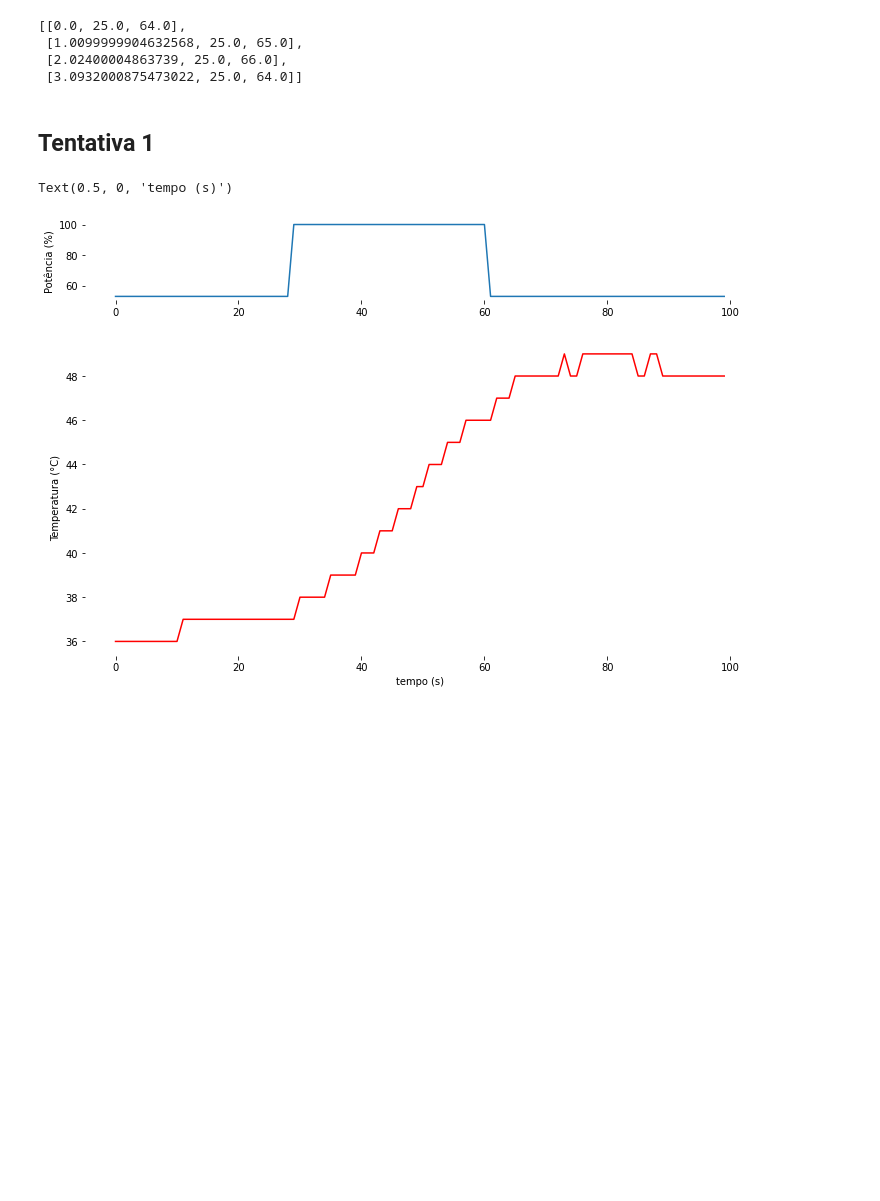
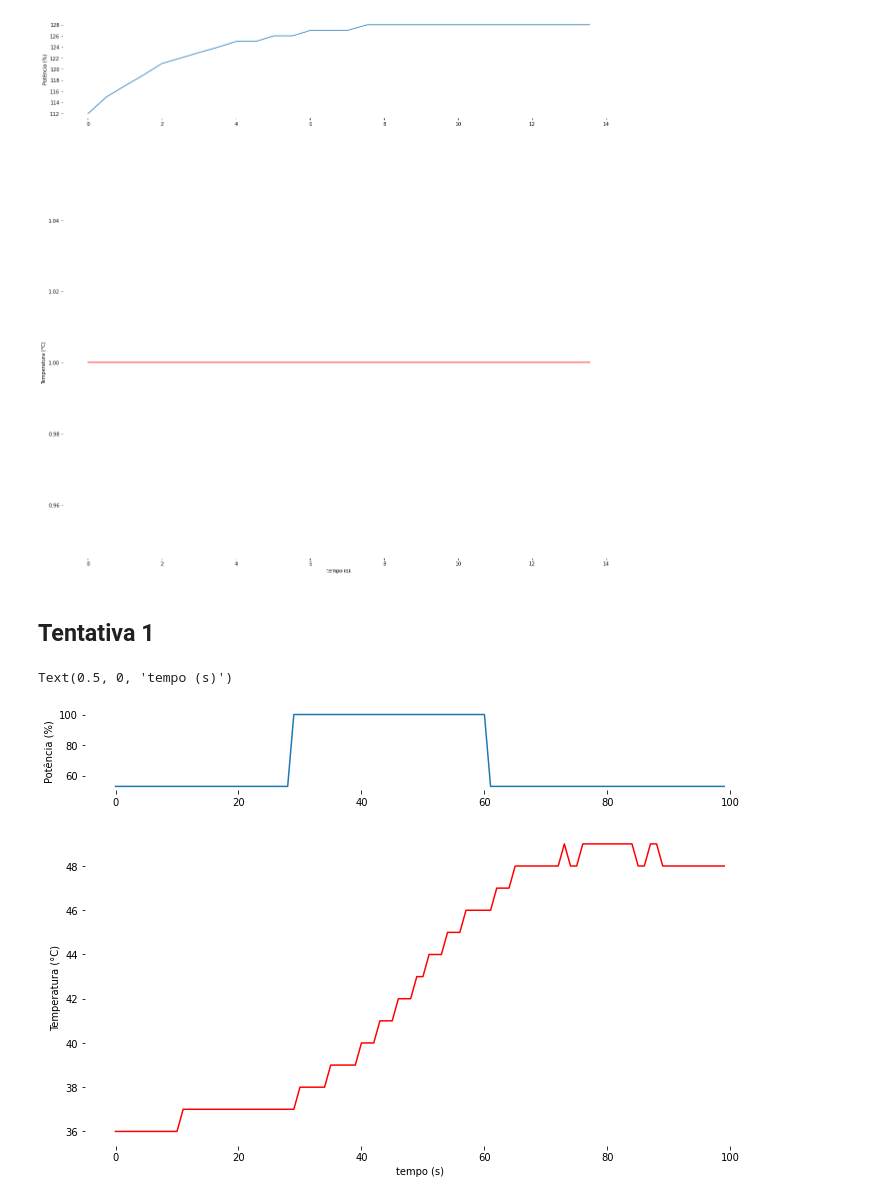
Before and after one commit to hg-heds/Arduino, a Jupyter notebook: dimmer_temp/dimmer_temp.ipynb, the cells around one changed output. Drawn from its saved outputs; the diff is of its cells as text; code cells hidden in the pictures; blank space fills up the shorter version.

```diff
--- a/dimmer_temp/dimmer_temp.ipynb
+++ b/dimmer_temp/dimmer_temp.ipynb
@@ -61,14 +40,42 @@ text3
-# %%
-a = dt.datetime.strptime(text3[0][0],'%d/%m/%Y-%H:%M:%S.%f').timestamp()
 # %%
-for i in range(len(text3)):
-    text3[i][0] = dt.datetime.strptime(text3[i][0],'%d/%m/%Y-%H:%M:%S.%f').timestamp() - a
-    text3[i][1] = float(text3[i][1])
-    text3[i][2] = float(text3[i][2])
+def format(text):
+    import numpy as np, datetime as dt
+    text2 = text.strip().split('\n')
+    for i in range(len(text2)):
+        text2[i] = text2[i].split(' -> ')
+    text3 = []
+    for row in text2:
+        Row = [row[0]]
+        Row.extend(row[1].split(' -- '))
+        text3.append(Row)
+    TODAY = dt.datetime.today().strftime('%d/%m/%Y-')
+    a = dt.datetime.strptime(TODAY+text3[0][0],'%d/%m/%Y-%H:%M:%S.%f').timestamp()
+    for i in range(len(text3)):
+        text3[i][0] = dt.datetime.strptime(TODAY+text3[i][0],'%d/%m/%Y-%H:%M:%S.%f').timestamp() - a
+        text3[i][1] = float(text3[i][1])
+        text3[i][2] = float(text3[i][2])
+    dados = np.array(text3)
+    return dados
-# %%
-text3
-# %% [output]
-[[0.0, 25.0, 64.0],
- [1.0099999904632568, 25.0, 65.0],
- [2.02400004863739, 25.0, 66.0],
- [3.0932000875473022, 25.0, 64.0]]
+# %%
+def plot(dados,name='dados.png'):
+    import matplotlib.pyplot as plt
+    from matplotlib import gridspec
+    fig = plt.figure(figsize=(20, 20))
+    gs = gridspec.GridSpec(2, 1, height_ratios=[1, 4])
+    plt.margins(0)
+    ax0 = plt.subplot(gs[0])
+    plt.box(False)
+    ax0.plot(dados[:,0], dados[:,1])
+    ax0.set_label('de')
+    ax0.set_ylabel('Potência (%)')
+    ax1 = plt.subplot(gs[1])
+    plt.box(False)
+    ax1.plot(dados[:,0], dados[:,2],'r')
+    ax1.set_ylabel('Temperatura (°C)')
+    ax1.set_xlabel('tempo (s)')
+    fig.savefig(name,facecolor='white',bbox_inches='tight')
+    return fig
+# %%
+fig = plot(format(text))
+# %% [output]
+[figure, added]
```
Also changed, not shown: parts of 8 cells of this notebook, 2 other files.
